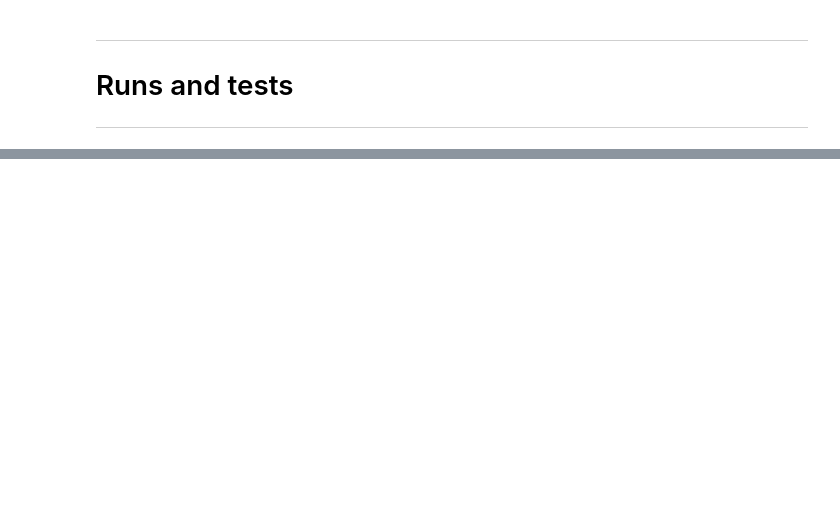
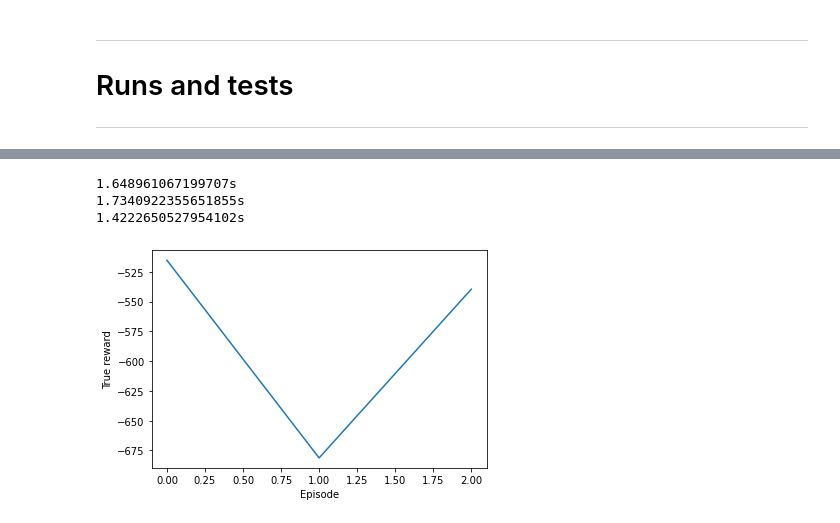
Before and after one commit to mnbvmnbv2/Lunar-Lander, a Jupyter notebook: Lunar.ipynb, the cells around one changed output, grey strips where cells are left out. Cells and saved outputs as stored; diff of their text form; code cells hidden in the pictures; blank space fills up the shorter version.

Commit message:
Fix test to work with discrete+
was bug when changing to allow more params and discrete

```diff
--- a/Lunar.ipynb
+++ b/Lunar.ipynb
@@ -363,7 +366,7 @@ def run(total_trials=3, total_episodes=100,
         return true_reward_list
 # %%
 def test(total_episodes=10, actor_weights='Weights/actor-trial0.h5', render=False,
-        environment="LunarLander-v2", continuous=False, gravity=-10.0, enable_wind=False,
+        environment="LunarLander-v2", continuous=True, gravity=-10.0, enable_wind=False,
         wind_power=15.0, turbulence_power=1.5, seed=1453):
     rewards = []
 
@@ -376,6 +379,20 @@ def test(total_episodes=10, actor_weights='Weights/actor-trial0.h5', render=Fals
         turbulence_power=turbulence_power
     )
 
+        # This is needed to get the input size for the NN
+    num_states = env.observation_space.low.shape[0]
+    if continuous:
+        num_actions = env.action_space.shape[0]
+    else:
+        num_actions = 1
+
+    # Normalize action space according to https://stable-baselines3.readthedocs.io/en/master/guide/rl_tips.html
+    action_space = spaces.Box(low=-1, high=1, shape=(num_actions,), dtype='float32')
+
+    # This is needed to clip the actions within the legal boundaries
+    upper_bound = action_space.high[0]
+    lower_bound = action_space.low[0]
+
     # Apply the seed
     _ = env.reset(seed=seed)
 
@@ -386,8 +403,9 @@ def test(total_episodes=10, actor_weights='Weights/actor-trial0.h5', render=Fals
         before = time.time()
 
         prev_state = env.reset()
-        agent = Agent(buffer_capacity=0, batch_size=0, std_dev=0,
-                critic_lr=0, actor_lr=0, gamma=0, tau=0)
+        agent = Agent(num_states=num_states, num_actions=num_actions, lower_bound=lower_bound,
+                upper_bound=upper_bound, continuous=continuous, buffer_capacity=0, batch_size=0,
+                std_dev=0, critic_lr=0, actor_lr=0, gamma=0, tau=0)
         agent.actor_model.load_weights(actor_weights)
 
         while True:
@@ -399,8 +417,6 @@ def test(total_episodes=10, actor_weights='Weights/actor-trial0.h5', render=Fals
             action = agent.policy(state=tf_prev_state, use_noise=False)
             action = action[0]
             state, reward, done, _ = env.step(action)
-
-            print(state)
 
             ep_reward += reward
 
@@ -500,0 +545,7 @@ Ep 36 * AvgReward -316.44 * true AvgReward -316.44 * Reward -601.61 * True Rewar
+# %%
+test(render=True, total_episodes=3)
+# %% [output]
+1.648961067199707s
+1.7340922355651855s
+1.4222650527954102s
+[figure, added]
```
Also changed, not shown: parts of 12 cells of this notebook.
